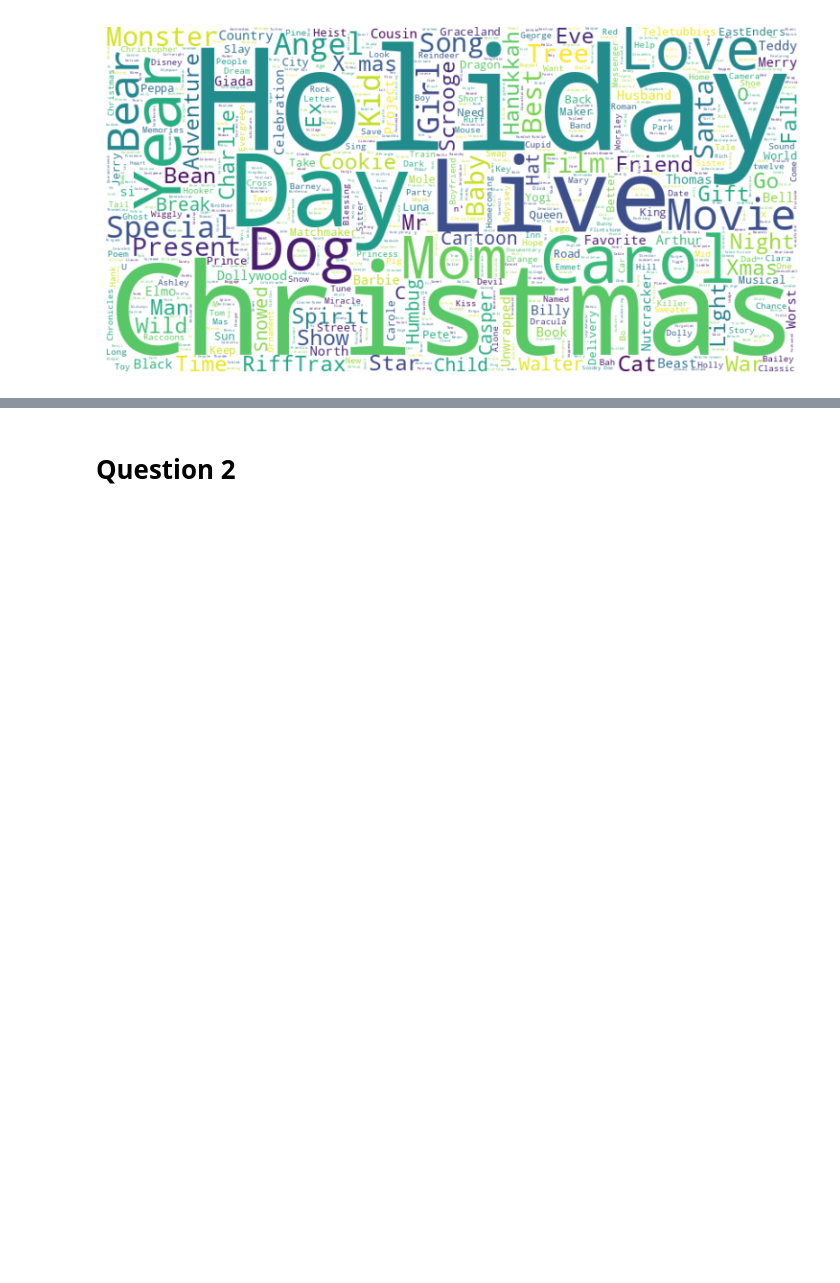
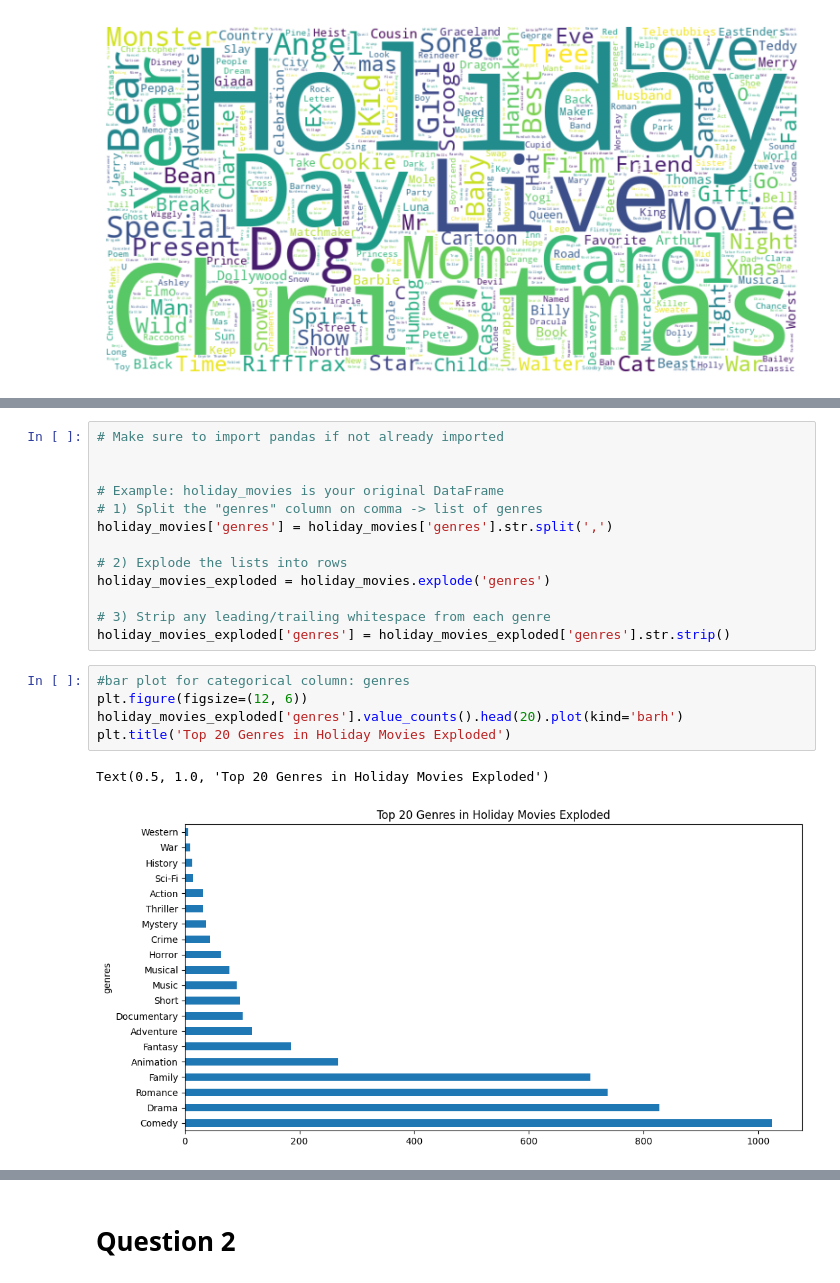
Before and after one commit to Thanh-WuTan/COMP4010_HolidayMoviesAnalysis, a Jupyter notebook: code.ipynb, the cells around one changed output, grey strips where cells are left out. Saved outputs shown, nothing was run; the diff lists cells and outputs as text; blank space fills up the shorter version.

```diff
--- a/code.ipynb
+++ b/code.ipynb
@@ -210,0 +249,21 @@ plt.show()
+# %%
+# Make sure to import pandas if not already imported
+
+
+# Example: holiday_movies is your original DataFrame
+# 1) Split the "genres" column on comma -> list of genres
+holiday_movies['genres'] = holiday_movies['genres'].str.split(',')
+
+# 2) Explode the lists into rows
+holiday_movies_exploded = holiday_movies.explode('genres')
+
+# 3) Strip any leading/trailing whitespace from each genre
+holiday_movies_exploded['genres'] = holiday_movies_exploded['genres'].str.strip()
+# %%
+#bar plot for categorical column: genres
+plt.figure(figsize=(12, 6))
+holiday_movies_exploded['genres'].value_counts().head(20).plot(kind='barh')
+plt.title('Top 20 Genres in Holiday Movies Exploded')
+# %% [output]
+Text(0.5, 1.0, 'Top 20 Genres in Holiday Movies Exploded')
+[figure, added]
```
Also changed, not shown: parts of 9 cells of this notebook.
